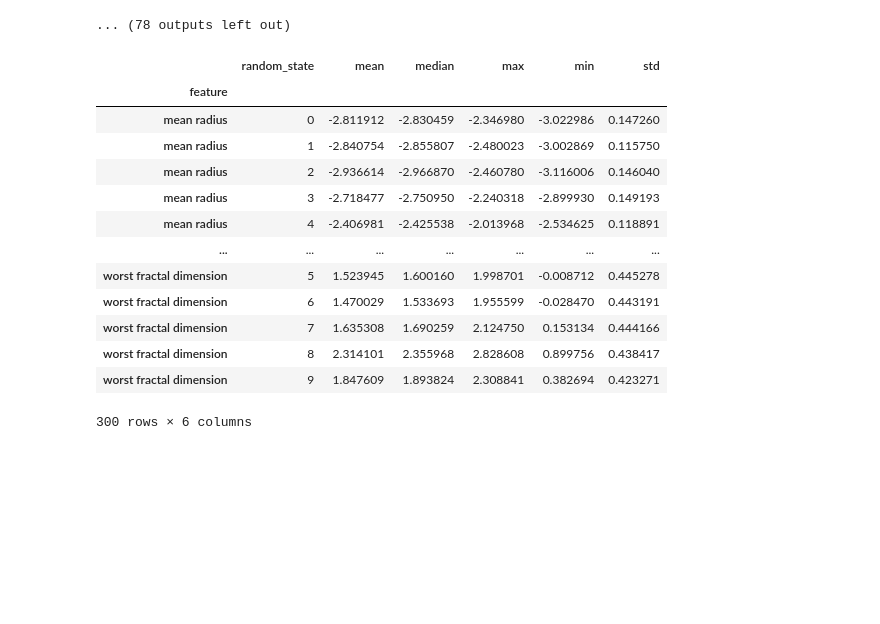
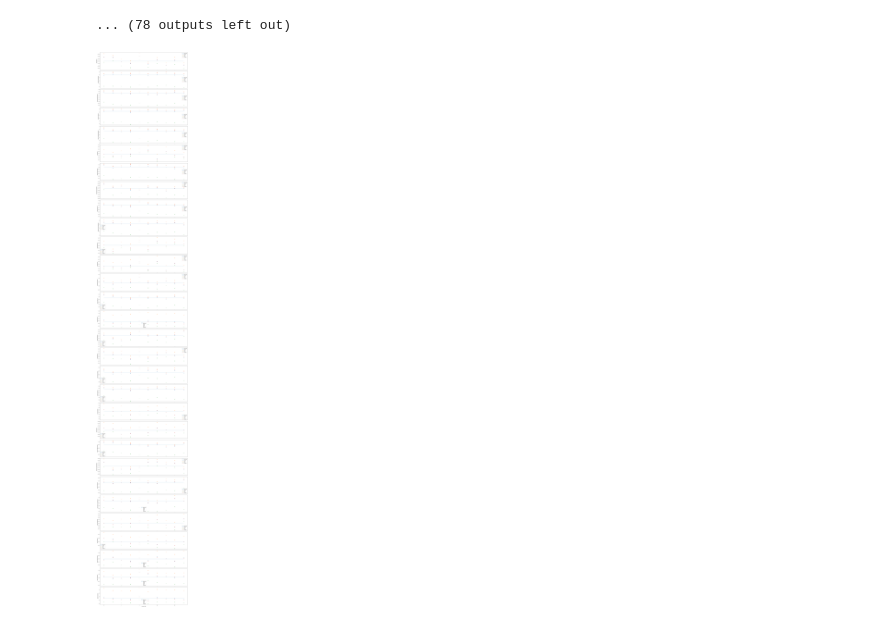
Before and after one commit to fastest-parrot/q_perceptron, a Jupyter notebook: q-tip-perceptron-cancer-model.ipynb, the cells around one changed output. Drawn from its saved outputs; the diff is of its cells as text; code cells hidden in the pictures; blank space fills up the shorter version.

```diff
--- a/q-tip-perceptron-cancer-model.ipynb
+++ b/q-tip-perceptron-cancer-model.ipynb
@@ -420,17 +453,4 @@ report = pd.DataFrame(report).set_index(['feature'])
 # %%
-report
+report = weight_report(nets)
 # %% [output]
-|  | random_state | mean | median | max | min | std |
-| feature |  |  |  |  |  |  |
-| mean radius | 0 | -2.811912 | -2.830459 | -2.346980 | -3.022986 | 0.147260 |
-| mean radius | 1 | -2.840754 | -2.855807 | -2.480023 | -3.002869 | 0.115750 |
-| mean radius | 2 | -2.936614 | -2.966870 | -2.460780 | -3.116006 | 0.146040 |
-| mean radius | 3 | -2.718477 | -2.750950 | -2.240318 | -2.899930 | 0.149193 |
-| mean radius | 4 | -2.406981 | -2.425538 | -2.013968 | -2.534625 | 0.118891 |
-| ... | ... | ... | ... | ... | ... | ... |
-| worst fractal dimension | 5 | 1.523945 | 1.600160 | 1.998701 | -0.008712 | 0.445278 |
-| worst fractal dimension | 6 | 1.470029 | 1.533693 | 1.955599 | -0.028470 | 0.443191 |
-| worst fractal dimension | 7 | 1.635308 | 1.690259 | 2.124750 | 0.153134 | 0.444166 |
-| worst fractal dimension | 8 | 2.314101 | 2.355968 | 2.828608 | 0.899756 | 0.438417 |
-| worst fractal dimension | 9 | 1.847609 | 1.893824 | 2.308841 | 0.382694 | 0.423271 |
-300 rows × 6 columns
+[figure, added]
```
Also changed, not shown: parts of 29 cells of this notebook, 4 other files.
